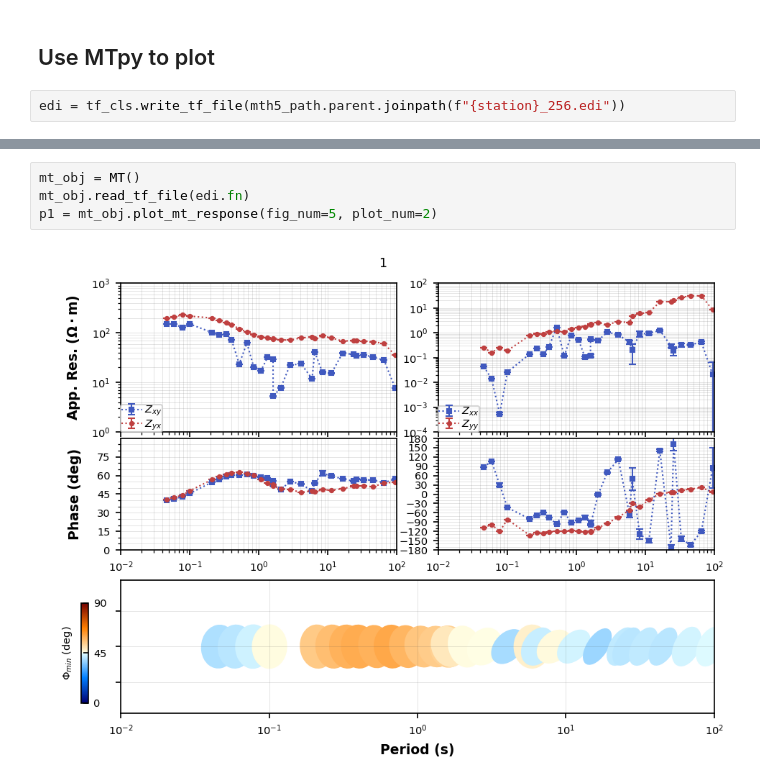
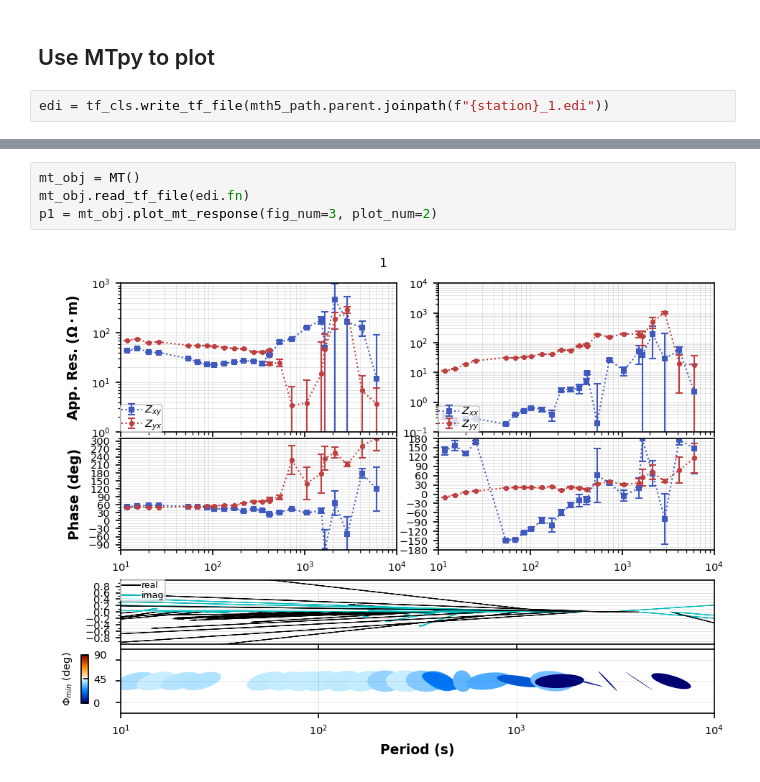
Before and after one commit to kujaku11/sandbox_scripts, a Jupyter notebook: aurora_processing_zen.ipynb, the cells around one changed output, grey strips where cells are left out. Drawn from its saved outputs; the diff is of its cells as text.

```diff
--- a/aurora_processing_zen.ipynb
+++ b/aurora_processing_zen.ipynb
@@ -314,5 +316,5 @@ DATASET DF POPULATED
 # %% [markdown]
 ## Use MTpy to plot
 # %%
-edi = tf_cls.write_tf_file(mth5_path.parent.joinpath(f"{station}_256.edi"))
+edi = tf_cls.write_tf_file(mth5_path.parent.joinpath(f"{station}_1.edi"))
 # %% [output]
@@ -321,6 +323,6 @@ edi = tf_cls.write_tf_file(mth5_path.parent.joinpath(f"{station}_256.edi"))
 # %%
 mt_obj = MT()
 mt_obj.read_tf_file(edi.fn)
-p1 = mt_obj.plot_mt_response(fig_num=5, plot_num=2)
+p1 = mt_obj.plot_mt_response(fig_num=3, plot_num=2)
 # %% [output]
-[figure, old version]
+[figure, new version]
```
Also changed, not shown: parts of 4 cells of this notebook, 1 other file.
